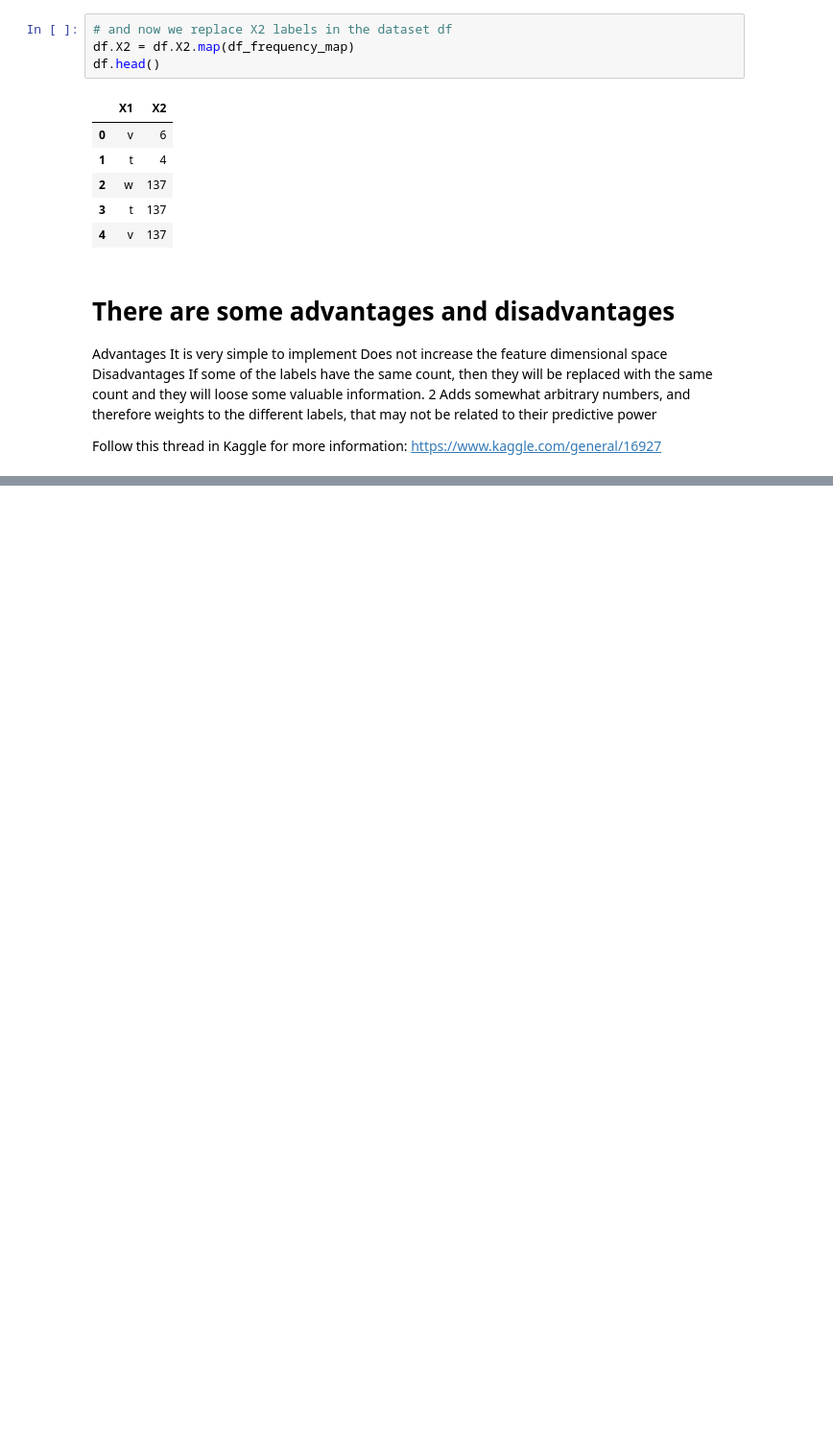
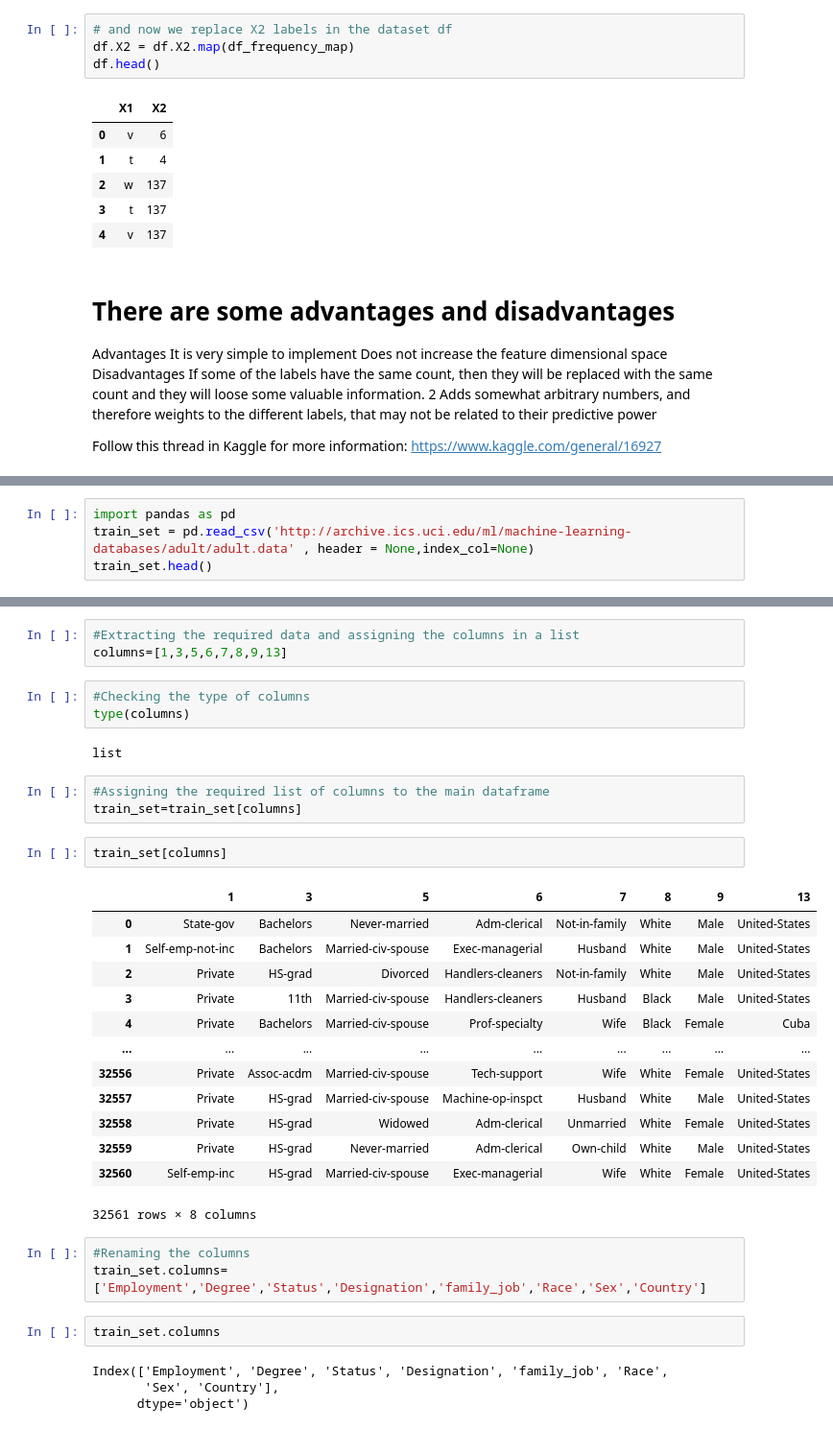
Before and after one commit to ARBINDA765/Feature-Engineering, a Jupyter notebook: FE 2-Count or frequency encoding.ipynb, the cells around one changed output, grey strips where cells are left out. Shown at 96% size. Cells and saved outputs as stored; diff of their text form; blank space fills up the shorter version.

```diff
--- a/FE 2-Count or frequency encoding.ipynb
+++ b/FE 2-Count or frequency encoding.ipynb
@@ -123,0 +126,4 @@ Follow this thread in Kaggle for more information: https://www.kaggle.com/genera
+# %%
+import pandas as pd
+train_set = pd.read_csv('http://archive.ics.uci.edu/ml/machine-learning-databases/adult/adult.data' , header = None,index_col=None)
+train_set.head()
@@ -123,0 +137,36 @@ Follow this thread in Kaggle for more information: https://www.kaggle.com/genera
+# %%
+#Extracting the required data and assigning the columns in a list
+columns=[1,3,5,6,7,8,9,13]
+# %%
+#Checking the type of columns
+type(columns)
+# %% [output]
+list
+# %%
+#Assigning the required list of columns to the main dataframe
+train_set=train_set[columns]
+# %%
+train_set[columns]
+# %% [output]
+|  | 1 | 3 | 5 | 6 | 7 | 8 | 9 | 13 |
+| 0 | State-gov | Bachelors | Never-married | Adm-clerical | Not-in-family | White | Male | United-States |
+| 1 | Self-emp-not-inc | Bachelors | Married-civ-spouse | Exec-managerial | Husband | White | Male | United-States |
+| 2 | Private | HS-grad | Divorced | Handlers-cleaners | Not-in-family | White | Male | United-States |
+| 3 | Private | 11th | Married-civ-spouse | Handlers-cleaners | Husband | Black | Male | United-States |
+| 4 | Private | Bachelors | Married-civ-spouse | Prof-specialty | Wife | Black | Female | Cuba |
+| ... | ... | ... | ... | ... | ... | ... | ... | ... |
+| 32556 | Private | Assoc-acdm | Married-civ-spouse | Tech-support | Wife | White | Female | United-States |
+| 32557 | Private | HS-grad | Married-civ-spouse | Machine-op-inspct | Husband | White | Male | United-States |
+| 32558 | Private | HS-grad | Widowed | Adm-clerical | Unmarried | White | Female | United-States |
+| 32559 | Private | HS-grad | Never-married | Adm-clerical | Own-child | White | Male | United-States |
+| 32560 | Self-emp-inc | HS-grad | Married-civ-spouse | Exec-managerial | Wife | White | Female | United-States |
+32561 rows × 8 columns
+# %%
+#Renaming the columns
+train_set.columns=['Employment','Degree','Status','Designation','family_job','Race','Sex','Country']
+# %%
+train_set.columns
+# %% [output]
+Index(['Employment', 'Degree', 'Status', 'Designation', 'family_job', 'Race',
+       'Sex', 'Country'],
+      dtype='object')
```
Also changed, not shown: parts of 32 cells of this notebook.
